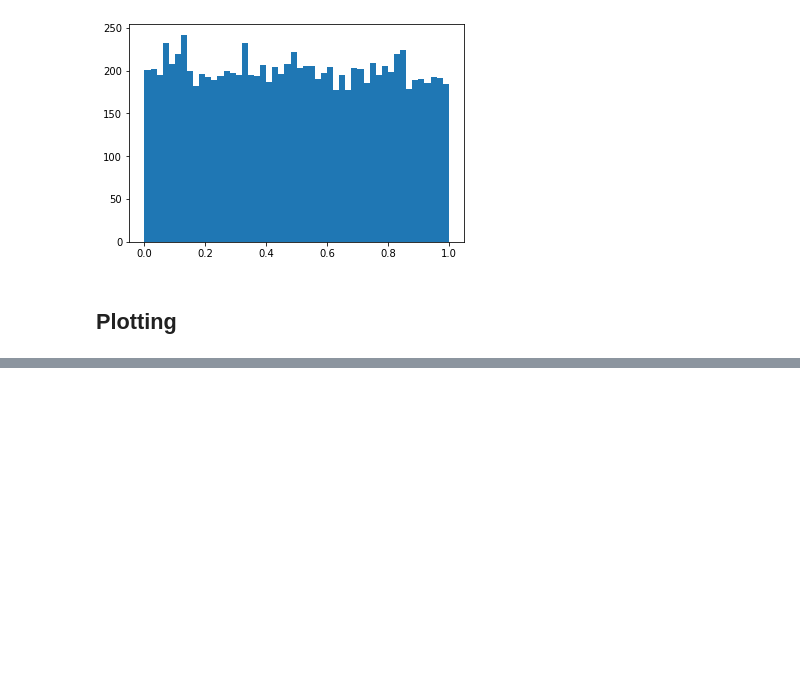
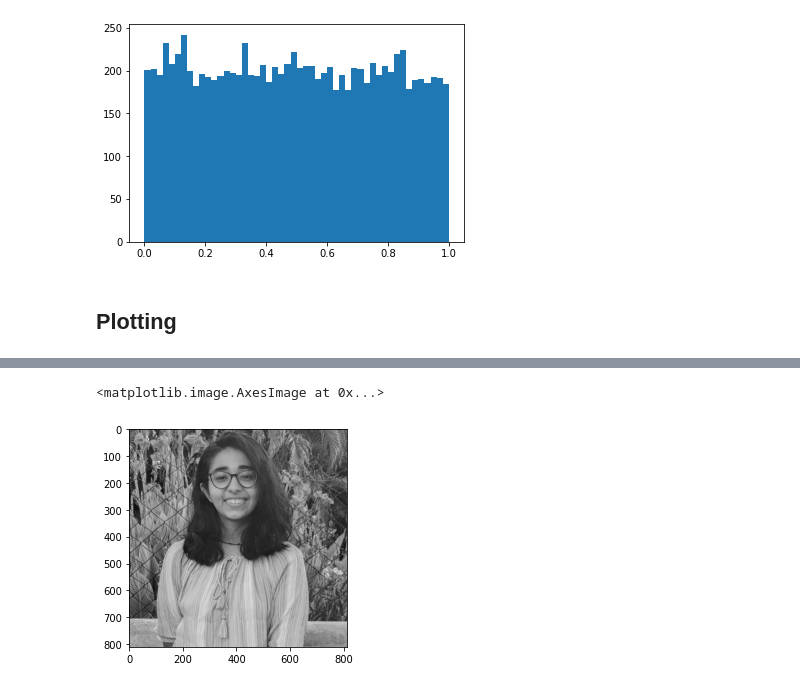
Before and after one commit to tusharbansal22/Tensorflow-Notebooks, a Jupyter notebook: matplotlib/Matplotlib_Tut.ipynb, the cells around one changed output, grey strips where cells are left out. Saved outputs shown, nothing was run; the diff lists cells and outputs as text; code cells hidden in the pictures; blank space fills up the shorter version.

```diff
--- a/matplotlib/Matplotlib_Tut.ipynb
+++ b/matplotlib/Matplotlib_Tut.ipynb
@@ -98,0 +157,5 @@ from PIL import Image
+# %%
+plt.imshow(gray,cmap='gray')
+# %% [output]
+<matplotlib.image.AxesImage at 0x...>
+[figure, added]
```
Also changed, not shown: parts of 10 cells of this notebook.
